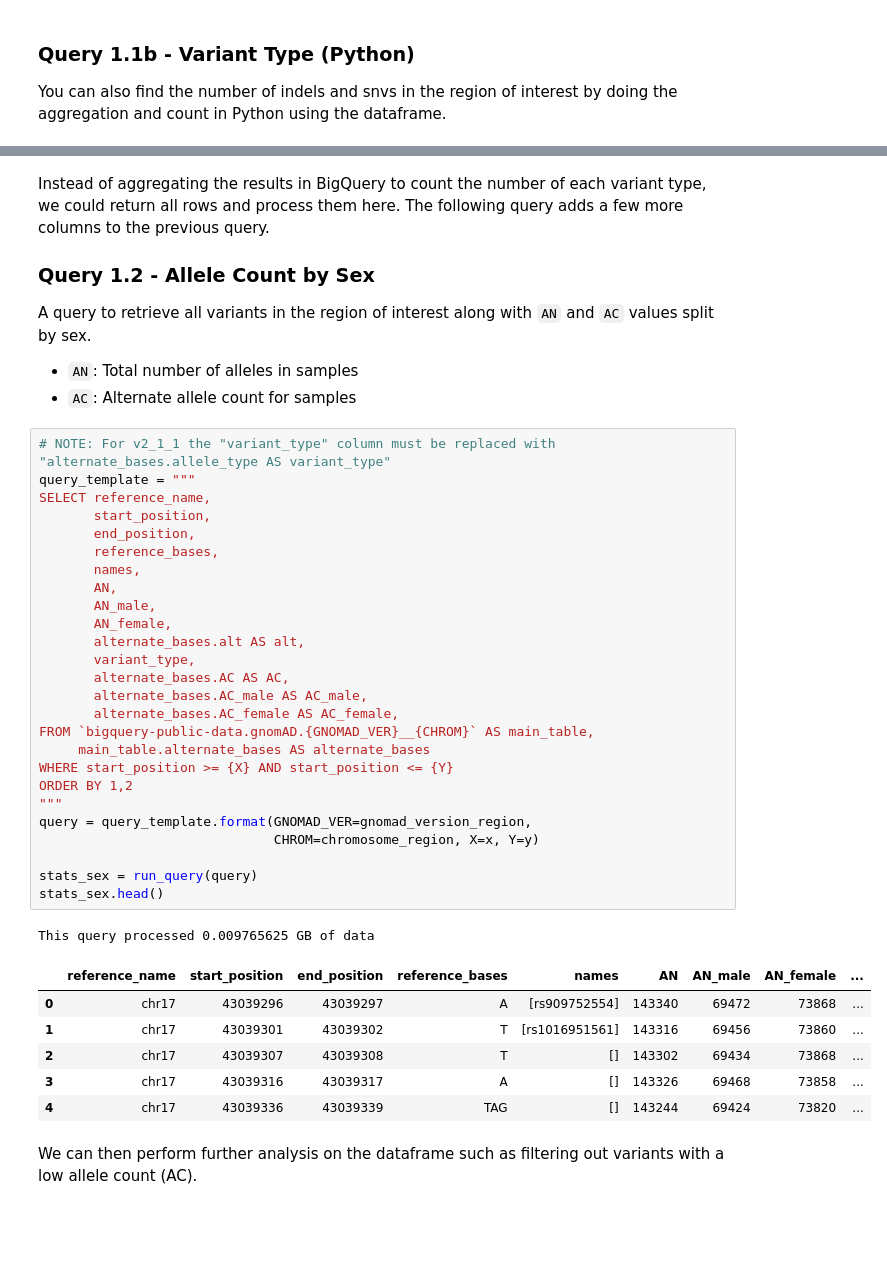
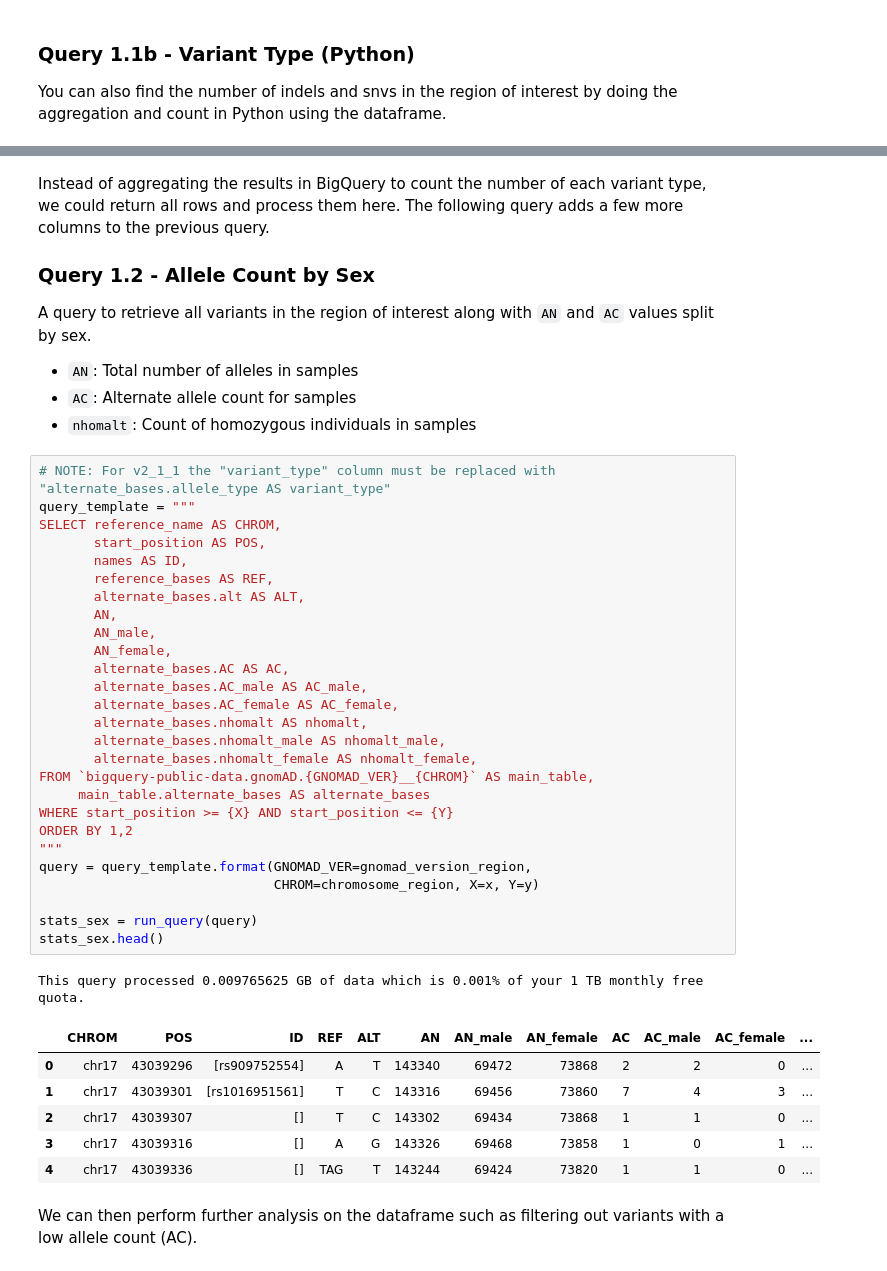
Before and after one commit to googlegenomics/gcp-variant-transforms, a Jupyter notebook: docs/sample_queries/gnomad/gnomad.ipynb, the cells around one changed output, grey strips where cells are left out. Cells and saved outputs as stored; diff of their text form; blank space fills up the shorter version.

```diff
--- a/docs/sample_queries/gnomad/gnomad.ipynb
+++ b/docs/sample_queries/gnomad/gnomad.ipynb
@@ -210,40 +218,42 @@ A query to retrieve all variants in the region of interest along with `AN` and `
 
  * `AN`: Total number of alleles in samples
  * `AC`: Alternate allele count for samples
+ * `nhomalt`: Count of homozygous individuals in samples
 # %%
 # NOTE: For v2_1_1 the "variant_type" column must be replaced with "alternate_bases.allele_type AS variant_type"
 query_template = """
-SELECT reference_name,
-       start_position,
-       end_position,
-       reference_bases,
-       names,
+SELECT reference_name AS CHROM,
+       start_position AS POS,
+       names AS ID,
+       reference_bases AS REF,
+       alternate_bases.alt AS ALT,
        AN,
        AN_male,
        AN_female,
-       alternate_bases.alt AS alt,
-       variant_type,
        alternate_bases.AC AS AC,
        alternate_bases.AC_male AS AC_male,
        alternate_bases.AC_female AS AC_female,
+       alternate_bases.nhomalt AS nhomalt,
+       alternate_bases.nhomalt_male AS nhomalt_male,
+       alternate_bases.nhomalt_female AS nhomalt_female,
 FROM `bigquery-public-data.gnomAD.{GNOMAD_VER}__{CHROM}` AS main_table,
      main_table.alternate_bases AS alternate_bases
 WHERE start_position >= {X} AND start_position <= {Y}
 ORDER BY 1,2
 """
 query = query_template.format(GNOMAD_VER=gnomad_version_region,
                               CHROM=chromosome_region, X=x, Y=y)
 
 stats_sex = run_query(query)
 stats_sex.head()
 # %% [output]
-This query processed 0.009765625 GB of data
+This query processed 0.009765625 GB of data which is 0.001% of your 1 TB monthly free quota.
-|  | reference_name | start_position | end_position | reference_bases | names | AN | AN_male | AN_female | ... |
-| 0 | chr17 | 43039296 | 43039297 | A | [rs909752554] | 143340 | 69472 | 73868 | ... |
-| 1 | chr17 | 43039301 | 43039302 | T | [rs1016951561] | 143316 | 69456 | 73860 | ... |
-| 2 | chr17 | 43039307 | 43039308 | T | [] | 143302 | 69434 | 73868 | ... |
-| 3 | chr17 | 43039316 | 43039317 | A | [] | 143326 | 69468 | 73858 | ... |
-| 4 | chr17 | 43039336 | 43039339 | TAG | [] | 143244 | 69424 | 73820 | ... |
+|  | CHROM | POS | ID | REF | ALT | AN | AN_male | AN_female | AC | AC_male | AC_female | ... |
+| 0 | chr17 | 43039296 | [rs909752554] | A | T | 143340 | 69472 | 73868 | 2 | 2 | 0 | ... |
+| 1 | chr17 | 43039301 | [rs1016951561] | T | C | 143316 | 69456 | 73860 | 7 | 4 | 3 | ... |
+| 2 | chr17 | 43039307 | [] | T | C | 143302 | 69434 | 73868 | 1 | 1 | 0 | ... |
+| 3 | chr17 | 43039316 | [] | A | G | 143326 | 69468 | 73858 | 1 | 0 | 1 | ... |
+| 4 | chr17 | 43039336 | [] | TAG | T | 143244 | 69424 | 73820 | 1 | 1 | 0 | ... |
 # %% [markdown]
 We can then perform further analysis on the dataframe such as filtering out variants with a low allele count (AC).
 # %%
```
Also changed, not shown: parts of 33 cells of this notebook.
